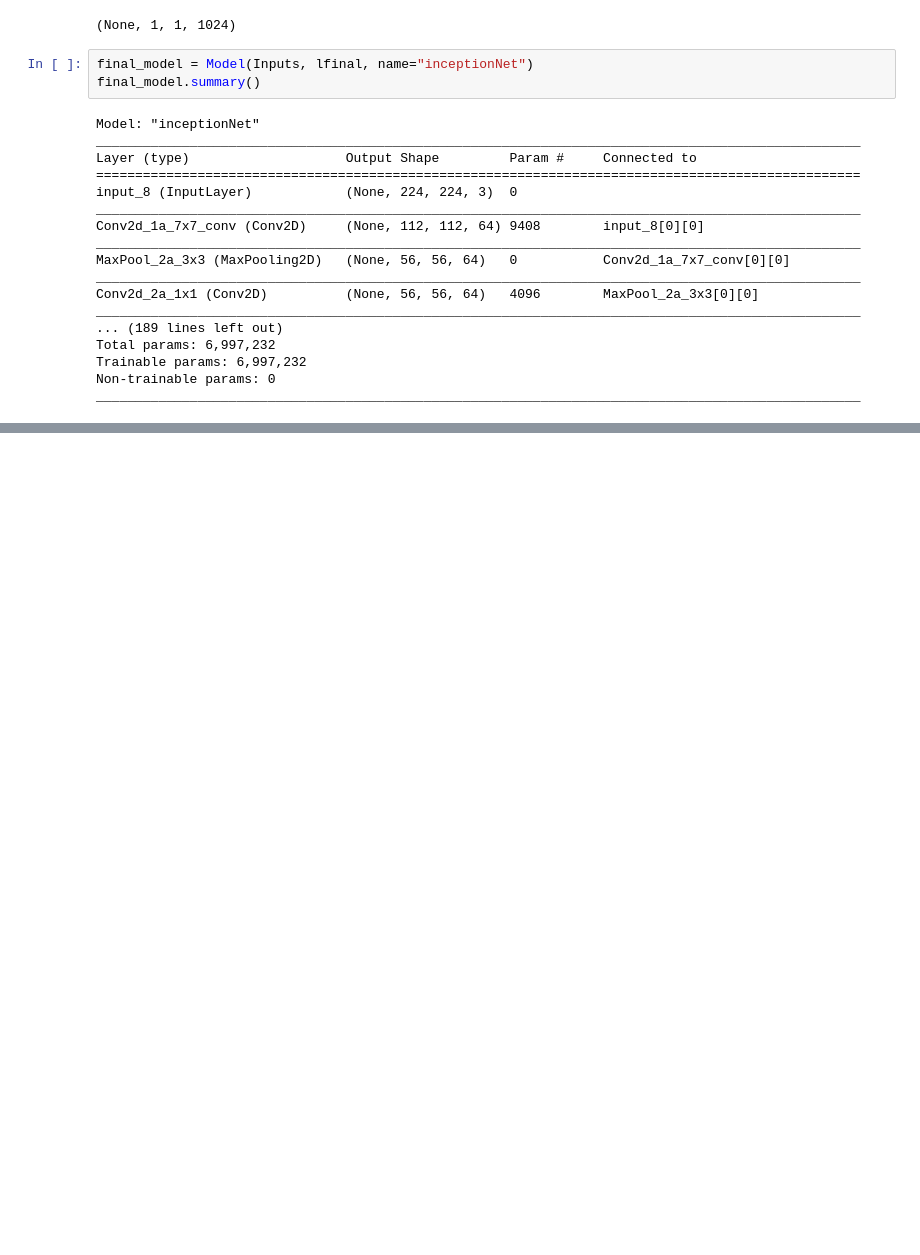
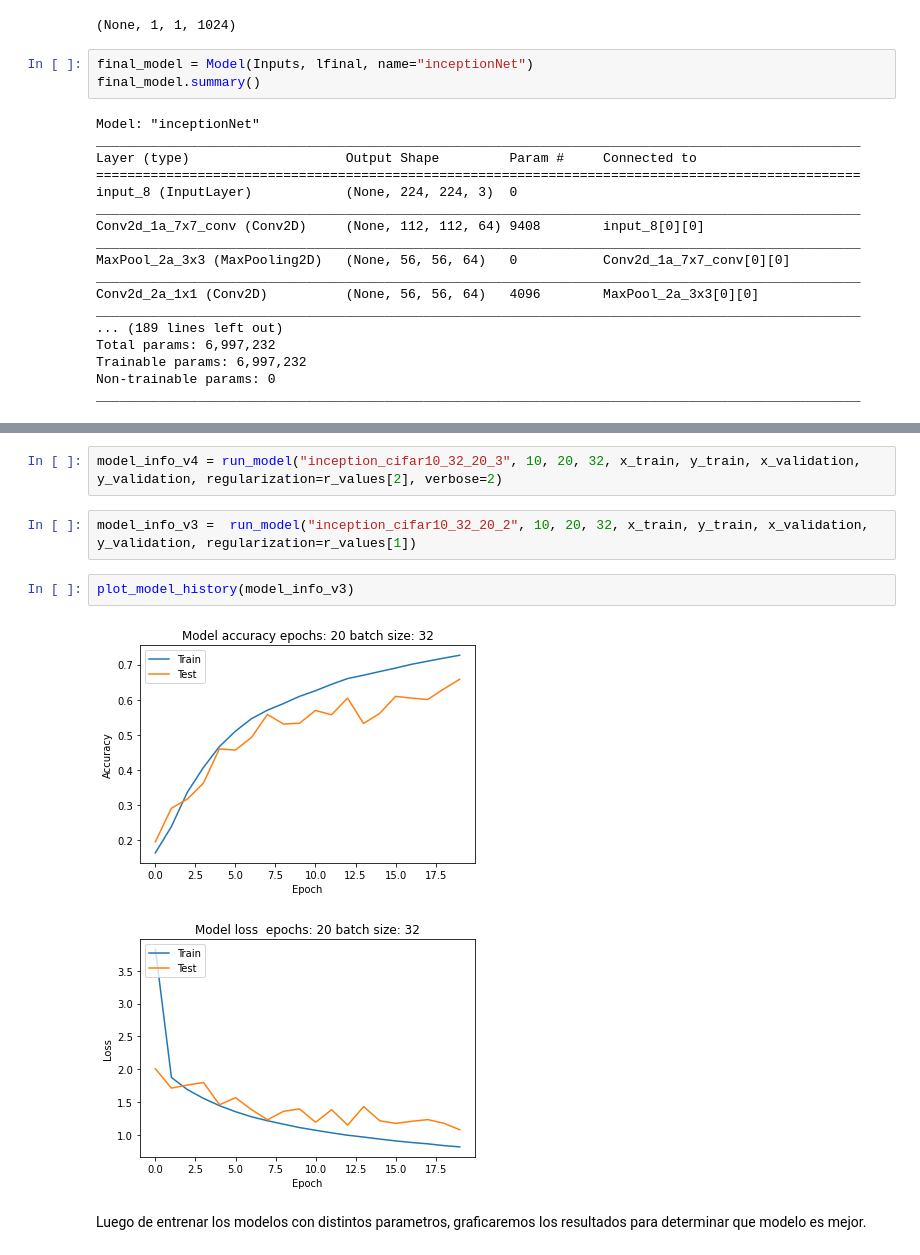
Before and after one commit to fipaniagua/IIC3697-Deep-Learning, a Jupyter notebook: CNN Inception with Keras/HW1.ipynb, the cells around one changed output, grey strips where cells are left out. Drawn from its saved outputs; the diff is of its cells as text; blank space fills up the shorter version.

```diff
--- a/CNN Inception with Keras/HW1.ipynb
+++ b/CNN Inception with Keras/HW1.ipynb
@@ -161,0 +413,11 @@ ________________________________________________________________________________
+# %%
+model_info_v4 = run_model("inception_cifar10_32_20_3", 10, 20, 32, x_train, y_train, x_validation, y_validation, regularization=r_values[2], verbose=2)
+# %%
+model_info_v3 =  run_model("inception_cifar10_32_20_2", 10, 20, 32, x_train, y_train, x_validation, y_validation, regularization=r_values[1])
+# %%
+plot_model_history(model_info_v3)
+# %% [output]
+[figure, added]
+[figure, added]
+# %% [markdown]
+Luego de entrenar los modelos con distintos parametros, graficaremos los resultados para determinar que modelo es mejor.
```
Also changed, not shown: parts of 78 cells of this notebook.
